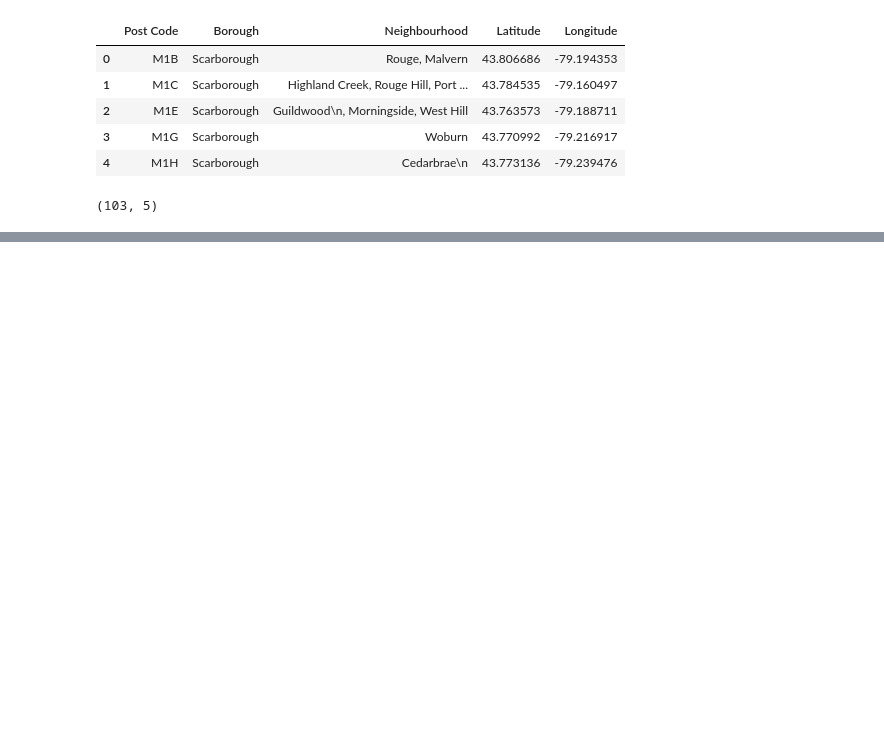
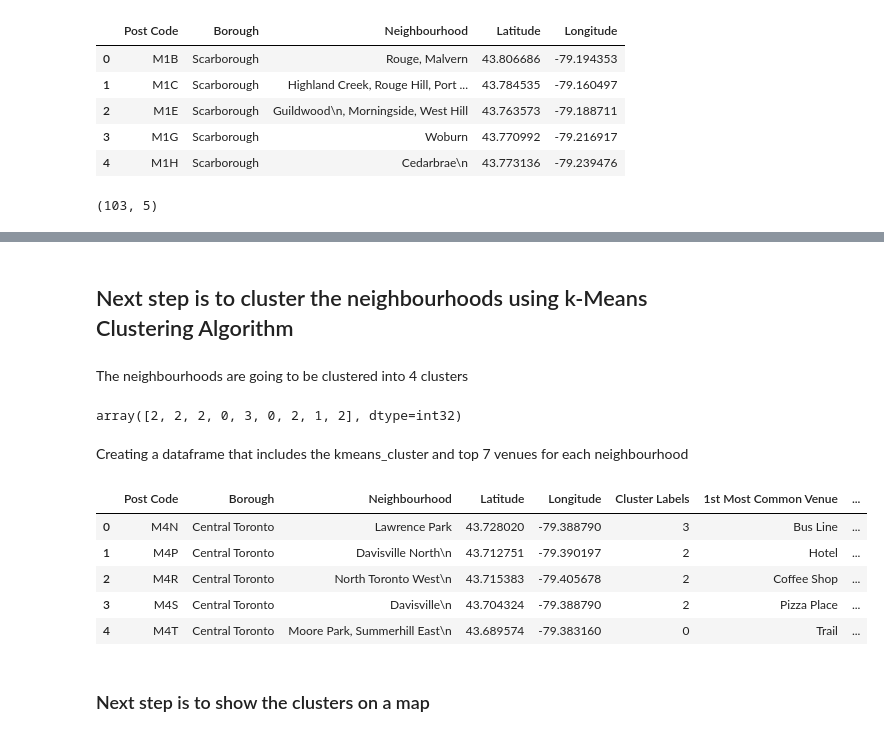
Before and after one commit to lmunemo/Coursera_Capstone, a Jupyter notebook: Capstone Project.ipynb, the cells around one changed output, grey strips where cells are left out. Cells and saved outputs as stored; diff of their text form; code cells hidden in the pictures; blank space fills up the shorter version.

```diff
--- a/Capstone Project.ipynb
+++ b/Capstone Project.ipynb
@@ -181,0 +545,22 @@ df_merg.shape
+# %%
+#Predefining the number of top venues. This number can be changed if we need to print a different number of top venues e.g 9
+top_venues = 7
+
+indicators = ['st', 'nd', 'rd']
+
+#Creating number of columns according to number of top venues
+columns = ['Neighbourhood']
+for ind in np.arange(top_venues):
+    try:
+        columns.append('{}{} Most Common Venue'.format(ind+1, indicators[ind]))
+    except:
+        columns.append('{}th Most Common Venue'.format(ind+1))
+
+#Create the new dataframe
+neighbs_venues_sorted = pd.DataFrame(columns=columns)
+neighbs_venues_sorted['Neighbourhood'] = cent_toronto_groupd['Neighbourhood']
+
+for ind in np.arange(cent_toronto_groupd.shape[0]):
+    neighbs_venues_sorted.iloc[ind, 1:] = return_top_venues(cent_toronto_groupd.iloc[ind, :], top_venues)
+
+neighbs_venues_sorted.head()
@@ -181,0 +574,38 @@ df_merg.shape
+# %% [markdown]
+## Next step is to cluster the neighbourhoods using k-Means Clustering Algorithm
+# %% [markdown]
+The neighbourhoods are going to be clustered into 4 clusters
+# %%
+#Setting the number of clusters. This can be changed depending on number of clusters required
+k = 4
+
+cent_toronto_groupd_cluster = cent_toronto_groupd.drop('Neighbourhood', 1)
+
+#Running k-means clustering
+kmeans_cluster = KMeans(n_clusters=k, random_state=0).fit(cent_toronto_groupd_cluster)
+
+#Checking cluster labels generated for each row in the dataframe
+kmeans_cluster.labels_[0:10]
+# %% [output]
+array([2, 2, 2, 0, 3, 0, 2, 1, 2], dtype=int32)
+# %% [markdown]
+Creating a dataframe that includes the kmeans_cluster and top 7 venues for each neighbourhood
+# %%
+#Adding clustering labels
+neighbs_venues_sorted.insert(0, 'Cluster Labels', kmeans_cluster.labels_)
+
+cent_toronto_merged = cent_toronto
+
+#Merging toronto_grouped with central toronto data (cent_toronto) to add latitude and longitude for each neighborhood
+cent_toronto_merged = cent_toronto_merged.join(neighbs_venues_sorted.set_index('Neighbourhood'), on='Neighbourhood')
+
+cent_toronto_merged.head()
+# %% [output]
+|  | Post Code | Borough | Neighbourhood | Latitude | Longitude | Cluster Labels | 1st Most Common Venue | ... |
+| 0 | M4N | Central Toronto | Lawrence Park | 43.728020 | -79.388790 | 3 | Bus Line | ... |
+| 1 | M4P | Central Toronto | Davisville North\n | 43.712751 | -79.390197 | 2 | Hotel | ... |
+| 2 | M4R | Central Toronto | North Toronto West\n | 43.715383 | -79.405678 | 2 | Coffee Shop | ... |
+| 3 | M4S | Central Toronto | Davisville\n | 43.704324 | -79.388790 | 2 | Pizza Place | ... |
+| 4 | M4T | Central Toronto | Moore Park, Summerhill East\n | 43.689574 | -79.383160 | 0 | Trail | ... |
+# %% [markdown]
+### Next step is to show the clusters on a map
```
Also changed, not shown: parts of 50 cells of this notebook.
